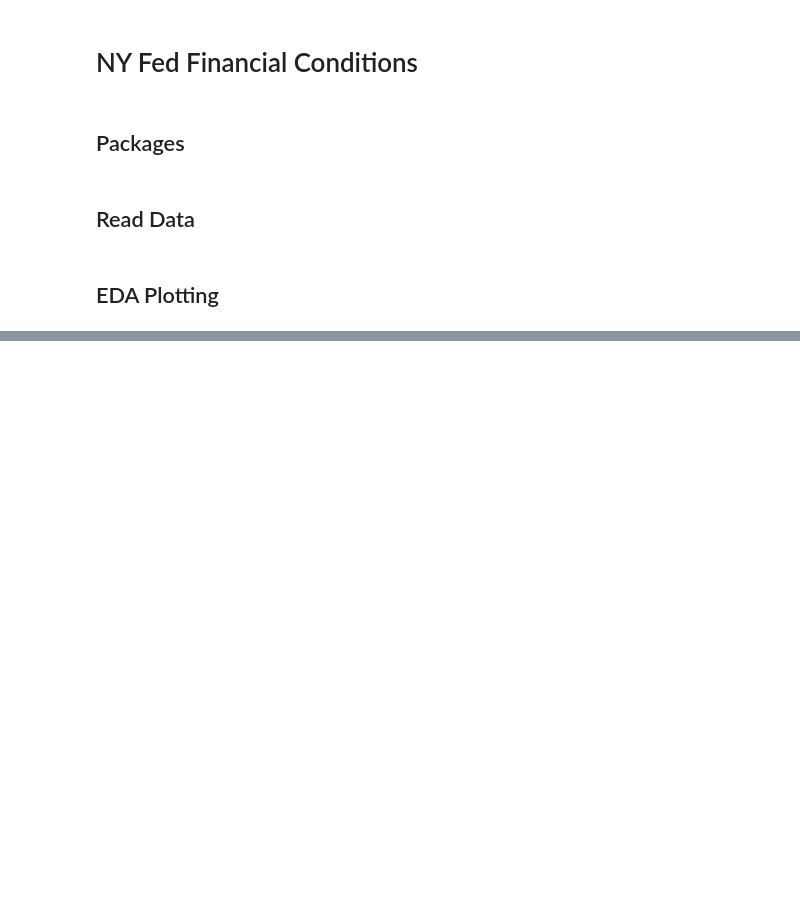
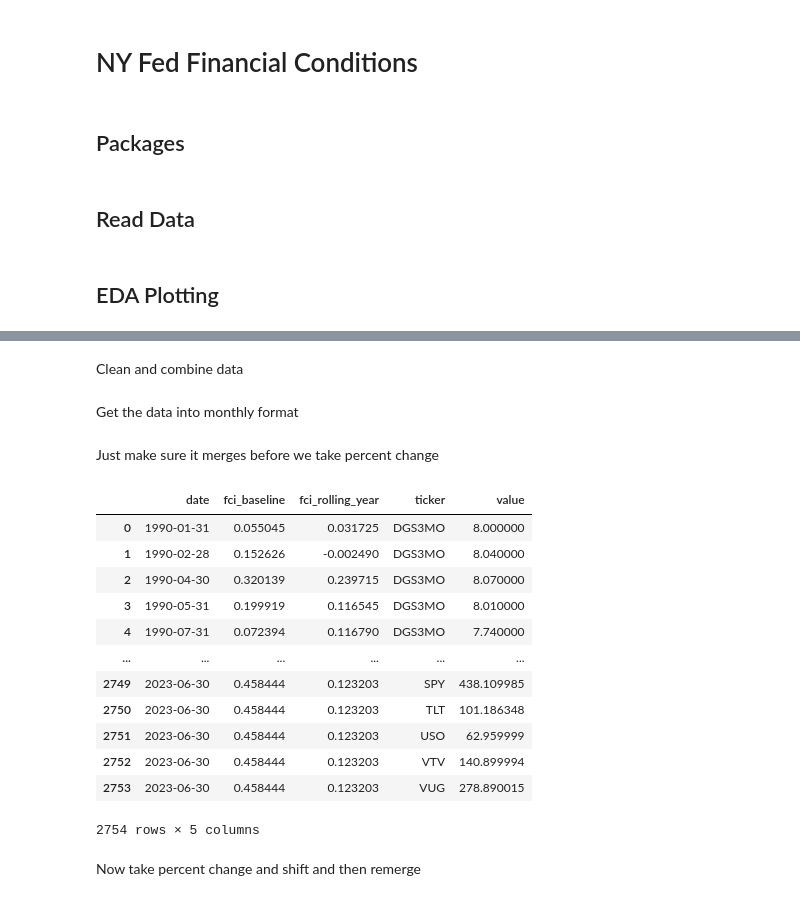
Before and after one commit to diegodalvarez/NYFedFinancialsCondition, a Jupyter notebook: model.ipynb, the cells around one changed output, grey strips where cells are left out. Saved outputs shown, nothing was run; the diff lists cells and outputs as text; code cells hidden in the pictures; blank space fills up the shorter version.

```diff
--- a/model.ipynb
+++ b/model.ipynb
@@ -103,0 +165,49 @@ plt.show()
+# %% [markdown]
+Clean and combine data
+# %%
+df_yf_prep = (df_yf.query(
+    "variable_0 == 'Adj Close'").
+    drop(columns = ["variable_0"]).
+    rename(columns = {"variable_1": "ticker"}).
+    dropna())
+
+df_fred_prep = (df_fred.reset_index().rename(
+    columns = {"DATE": "Date"}).
+    melt(id_vars = "Date").
+    dropna().
+    rename(columns = {"variable": "ticker"}))
+
+df_combined = pd.concat([df_yf_prep, df_fred_prep])
+# %% [markdown]
+Get the data into monthly format
+# %%
+def _monthly_resample(df: pd.DataFrame) -> pd.DataFrame:
+    return(df.set_index("Date").resample("M").last())
+
+df_combined_monthly = (df_combined.groupby(
+    "ticker").
+    apply(_monthly_resample).
+    drop(columns = ["ticker"]).
+    reset_index().
+    rename(columns = {"Date": "date"}))
+# %% [markdown]
+Just make sure it merges before we take percent change
+# %%
+(df.merge(
+    df_combined_monthly, how = "inner", on = ["date"]))
+# %% [output]
+|  | date | fci_baseline | fci_rolling_year | ticker | value |
+| 0 | 1990-01-31 | 0.055045 | 0.031725 | DGS3MO | 8.000000 |
+| 1 | 1990-02-28 | 0.152626 | -0.002490 | DGS3MO | 8.040000 |
+| 2 | 1990-04-30 | 0.320139 | 0.239715 | DGS3MO | 8.070000 |
+| 3 | 1990-05-31 | 0.199919 | 0.116545 | DGS3MO | 8.010000 |
+| 4 | 1990-07-31 | 0.072394 | 0.116790 | DGS3MO | 7.740000 |
+| ... | ... | ... | ... | ... | ... |
+| 2749 | 2023-06-30 | 0.458444 | 0.123203 | SPY | 438.109985 |
+| 2750 | 2023-06-30 | 0.458444 | 0.123203 | TLT | 101.186348 |
+| 2751 | 2023-06-30 | 0.458444 | 0.123203 | USO | 62.959999 |
+| 2752 | 2023-06-30 | 0.458444 | 0.123203 | VTV | 140.899994 |
+| 2753 | 2023-06-30 | 0.458444 | 0.123203 | VUG | 278.890015 |
+2754 rows × 5 columns
+# %% [markdown]
+Now take percent change and shift and then remerge
```
Also changed, not shown: parts of 13 cells of this notebook.
